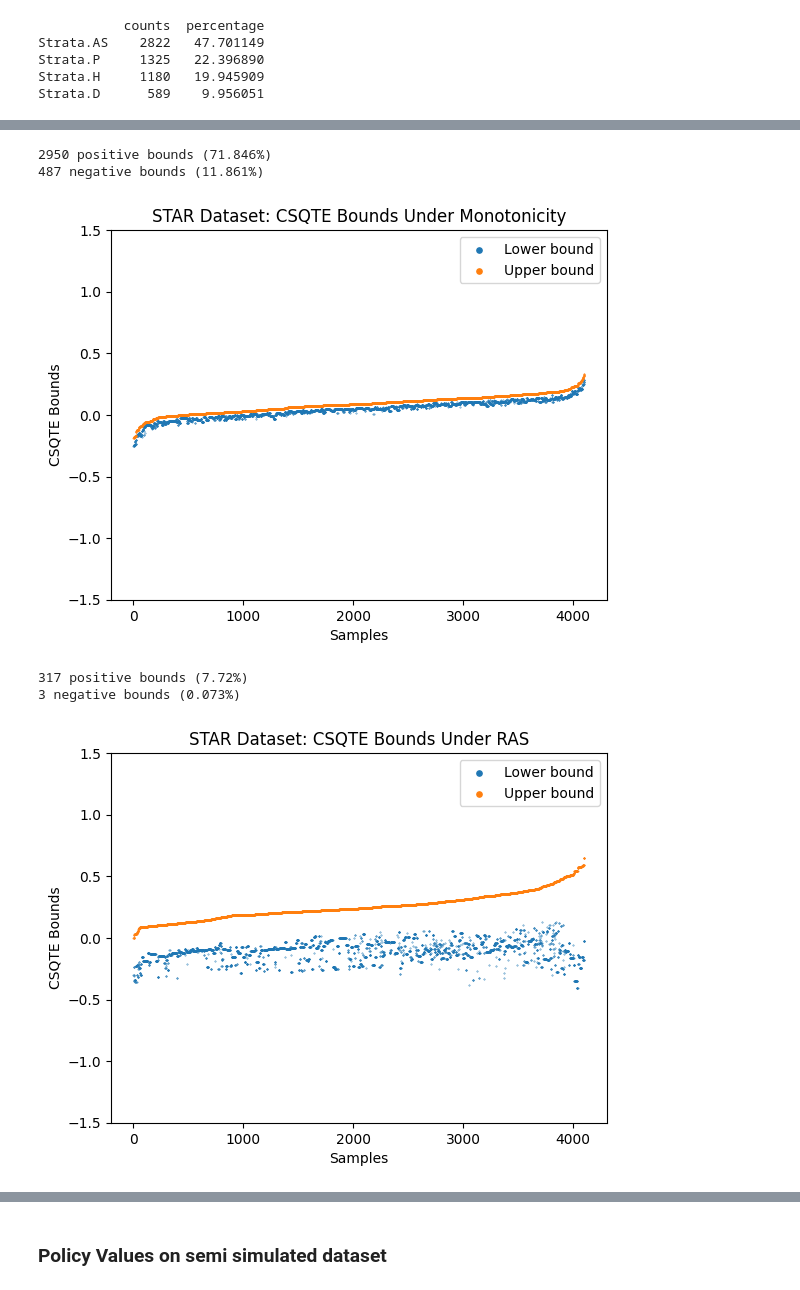
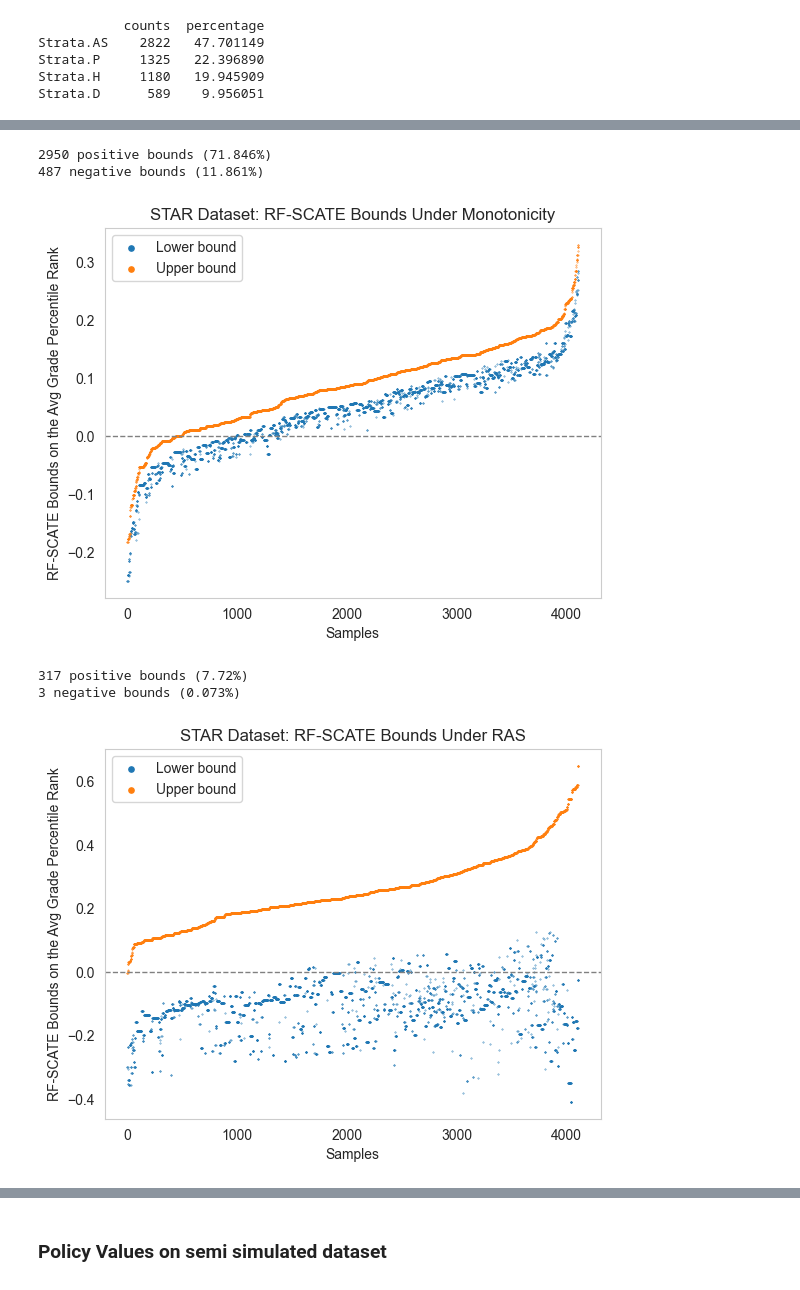
Before and after one commit to HadarRosenwald/competing_risks_simulation, a Jupyter notebook: competing_risks_simulation.ipynb, the cells around one changed output, grey strips where cells are left out. Saved outputs shown, nothing was run; the diff lists cells and outputs as text; code cells hidden in the pictures.

```diff
--- a/competing_risks_simulation.ipynb
+++ b/competing_risks_simulation.ipynb
@@ -151,4 +178,4 @@ zhang_rubin_bounds_cvar_hat_rwd_mono_inc_x_and_cate = plot_zhang_rubin_bounds_on
 # %%
 zhang_rubin_bounds_cvar_hat_rwd_ras = calc_zhang_rubin_bounds_using_cvar_est(rwd_hat_s, cvar_model_trained_rwd_treated, cvar_model_trained_rwd_untreated, ras_assumption=True)
-zhang_rubin_bounds_cvar_hat_rwd_ras_inc_x_and_cate = plot_zhang_rubin_bounds_on_survivors(rwd_hat_s, zhang_rubin_bounds_cvar_hat_rwd_ras, title="STAR Dataset: CSQTE Bounds Under RAS", y_title= "CSQTE Bounds", plot_graph_margin=True)
+zhang_rubin_bounds_cvar_hat_rwd_ras_inc_x_and_cate = plot_zhang_rubin_bounds_on_survivors(rwd_hat_s, zhang_rubin_bounds_cvar_hat_rwd_ras, title="STAR Dataset: RF-SCATE Bounds Under RAS", y_title= "RF-SCATE Bounds", plot_graph_margin=True)
 # %% [output]
@@ -156,14 +183,14 @@ zhang_rubin_bounds_cvar_hat_rwd_ras_inc_x_and_cate = plot_zhang_rubin_bounds_on_
 # %%
-plot_zhang_rubin_bounds_no_x(zhang_rubin_bounds_cvar_hat_rwd_mono_inc_x_and_cate, title="STAR Dataset: CSQTE Bounds Under Monotonicity", y_title= "CSQTE Bounds", plot_graph_margin=True, margin=1.5)
+plot_zhang_rubin_bounds_no_x(zhang_rubin_bounds_cvar_hat_rwd_mono_inc_x_and_cate, title="STAR Dataset: RF-SCATE Bounds Under Monotonicity", y_title= "RF-SCATE Bounds on the Avg Grade Percentile Rank", plot_horizontal_zero=True)
 # %% [output]
 2950 positive bounds (71.846%)
 487 negative bounds (11.861%)
-[figure, old version]
+[figure, new version]
 # %%
-plot_zhang_rubin_bounds_no_x(zhang_rubin_bounds_cvar_hat_rwd_ras_inc_x_and_cate, title="STAR Dataset: CSQTE Bounds Under RAS", y_title= "CSQTE Bounds", plot_graph_margin=True, margin=1.5)
+plot_zhang_rubin_bounds_no_x(zhang_rubin_bounds_cvar_hat_rwd_ras_inc_x_and_cate, title="STAR Dataset: RF-SCATE Bounds Under RAS", y_title= "RF-SCATE Bounds on the Avg Grade Percentile Rank", plot_horizontal_zero=True)
 # %% [output]
 317 positive bounds (7.72%)
 3 negative bounds (0.073%)
-[figure, old version]
+[figure, new version]
 # %%
 zhang_rubin_bounds_cvar_hat_rwd_mono_ras = calc_zhang_rubin_bounds_using_cvar_est(rwd_hat_s, cvar_model_trained_rwd_treated, cvar_model_trained_rwd_untreated, monotonicity_assumption=True, ras_assumption=True)
```
Also changed, not shown: parts of 13 cells of this notebook, 2 other files.
